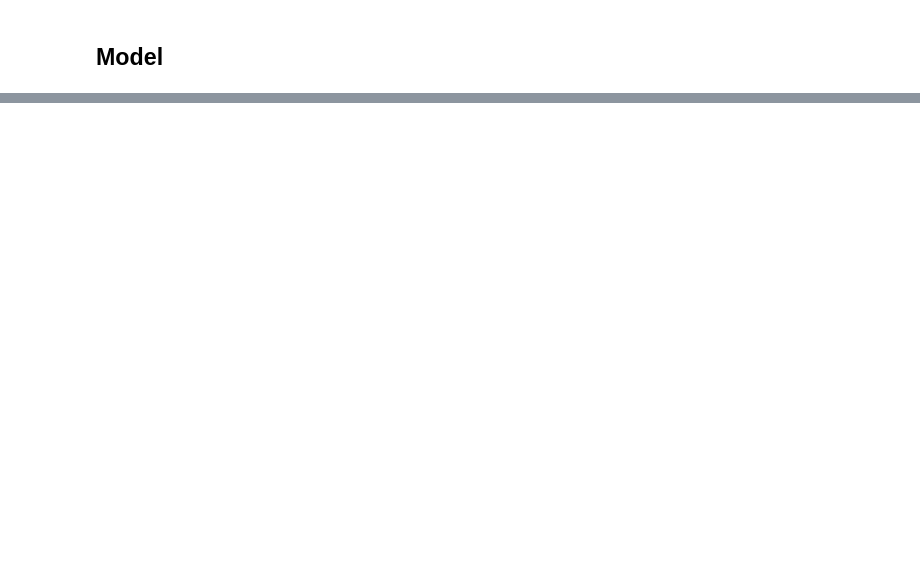
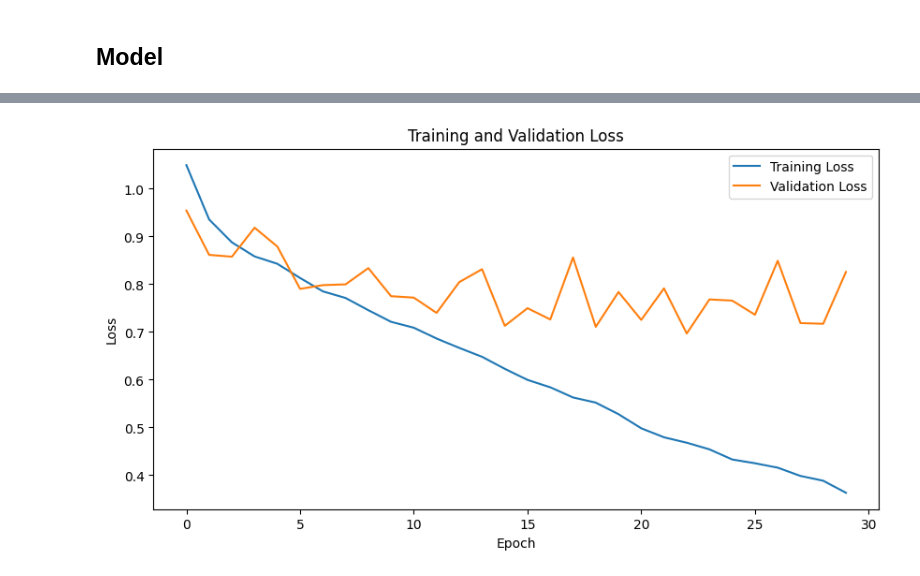
Before and after one commit to riso1410/CNN-AgeRecognition, a Jupyter notebook: age_recognition.ipynb, the cells around one changed output, grey strips where cells are left out. Saved outputs shown, nothing was run; the diff lists cells and outputs as text; code cells hidden in the pictures; blank space fills up the shorter version.

```diff
--- a/age_recognition.ipynb
+++ b/age_recognition.ipynb
@@ -103,15 +120,34 @@ class CNN(nn.Module):
         return x
 # %%
 model = CNN(in_channels=3, num_classes=3)
+# %%
+def evaluate(model, val_loader, criterion):
+    model.eval()
+    val_loss = 0.0
+    correct = 0
+    total = 0
+    with torch.no_grad():
+        for images, labels in val_loader:
+            images = images.to(device)
+            labels = labels.to(device)
+            outputs = model(images)
+            loss = criterion(outputs, labels)
+            val_loss += loss.item()
+            _, predicted = torch.max(outputs.data, 1)
+            total += labels.size(0)
+            correct += (predicted == labels).sum().item()
+    accuracy = 100 * correct / total
+    return val_loss / len(val_loader), accuracy
 # %%
-# Define loss function and optimizer
 criterion = nn.CrossEntropyLoss()
 optimizer = optim.Adam(model.parameters(), lr=0.001)
 
 # Training loop
-device = torch.device("cuda" if torch.cuda.is_available() else "cpu")
 model.to(device)
-print(device)
+
+train_losses = []
+val_losses = []
+val_accuracies = []
 
 for epoch in range(30):
     model.train()
@@ -127,4 +163,12 @@ for epoch in range(30):
         optimizer.step()
 
         running_loss += loss.item()
-    print(f'Epoch [{epoch+1}/30], Loss: {running_loss/len(train_loader)}')
+
+    train_loss = running_loss / len(train_loader)
+    val_loss, val_accuracy = evaluate(model, val_loader, criterion)
+
+    train_losses.append(train_loss)
+    val_losses.append(val_loss)
+    val_accuracies.append(val_accuracy)
+
+    print(f'Epoch {epoch+1}/30, Loss: {train_loss}, Val Loss: {val_loss}, Val Accuracy: {val_accuracy}%')
@@ -130,0 +193,12 @@ for epoch in range(30):
+# %%
+# Plotting the training and validation loss
+plt.figure(figsize=(10, 5))
+plt.plot(train_losses, label='Training Loss')
+plt.plot(val_losses, label='Validation Loss')
+plt.xlabel('Epoch')
+plt.ylabel('Loss')
+plt.legend()
+plt.title('Training and Validation Loss')
+plt.show()
+# %% [output]
+[figure, added]
```
Also changed, not shown: parts of 9 cells of this notebook, 1 other file.
